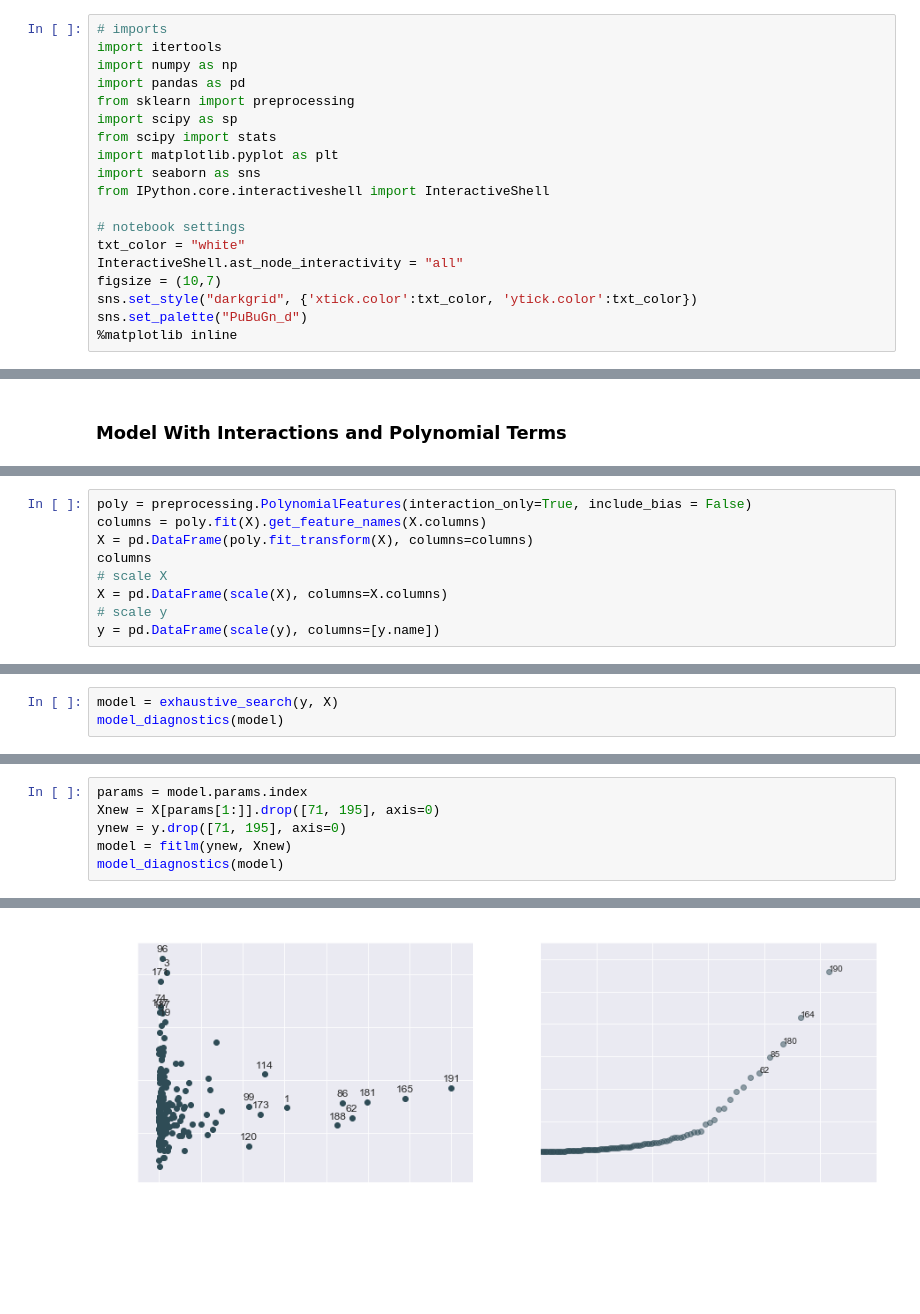
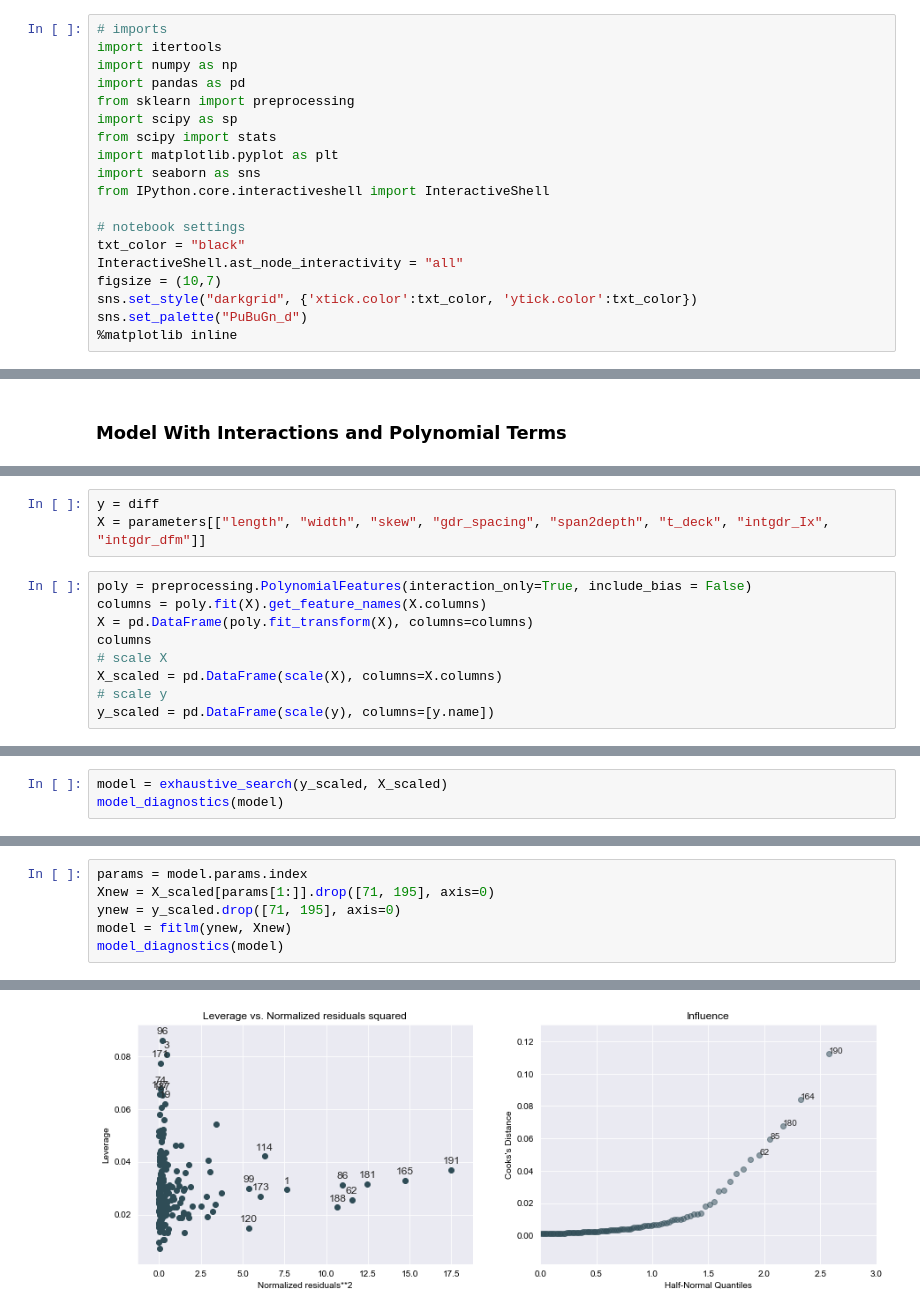
Before and after one commit to nromano7/regression-time-series-stat596, a Jupyter notebook: 596Project.ipynb, the cells around one changed output, grey strips where cells are left out. Drawn from its saved outputs; the diff is of its cells as text; blank space fills up the shorter version.

```diff
--- a/596Project.ipynb
+++ b/596Project.ipynb
@@ -15,7 +15,7 @@ import seaborn as sns
 from IPython.core.interactiveshell import InteractiveShell
 
 # notebook settings
-txt_color = "white"
+txt_color = "black"
 InteractiveShell.ast_node_interactivity = "all"
 figsize = (10,7)
 sns.set_style("darkgrid", {'xtick.color':txt_color, 'ytick.color':txt_color})
@@ -441,12 +430,15 @@ X = p
+# %%
+y = diff
+X = parameters[["length", "width", "skew", "gdr_spacing", "span2depth", "t_deck", "intgdr_Ix", "intgdr_dfm"]]
 # %%
 poly = preprocessing.PolynomialFeatures(interaction_only=True, include_bias = False)
 columns = poly.fit(X).get_feature_names(X.columns)
 X = pd.DataFrame(poly.fit_transform(X), columns=columns)
 columns
 # scale X
-X = pd.DataFrame(scale(X), columns=X.columns)
+X_scaled = pd.DataFrame(scale(X), columns=X.columns)
 # scale y
-y = pd.DataFrame(scale(y), columns=[y.name])
+y_scaled = pd.DataFrame(scale(y), columns=[y.name])
 # %% [output]
 ['length',
  'width',
@@ -466,3 +460,3 @@ y = pd.DataFrame(scale(y), columns=[y.name])
 # %%
-model = exhaustive_search(y, X)
+model = exhaustive_search(y_scaled, X_scaled)
 model_diagnostics(model)
@@ -518,7 +479,7 @@ for i in range(ax.shape[0]):
 # %%
 params = model.params.index
-Xnew = X[params[1:]].drop([71, 195], axis=0)
-ynew = y.drop([71, 195], axis=0)
+Xnew = X_scaled[params[1:]].drop([71, 195], axis=0)
+ynew = y_scaled.drop([71, 195], axis=0)
 model = fitlm(ynew, Xnew)
 model_diagnostics(model)
 # %% [output]
@@ -543,2 +504,2 @@ Shapiro-Wilk Test for Normality of REsiduals: (0.915002703666687, 2.921215269680
-[figure, old version]
+[figure, new version]
 # %%
```
Also changed, not shown: parts of 23 cells of this notebook.
